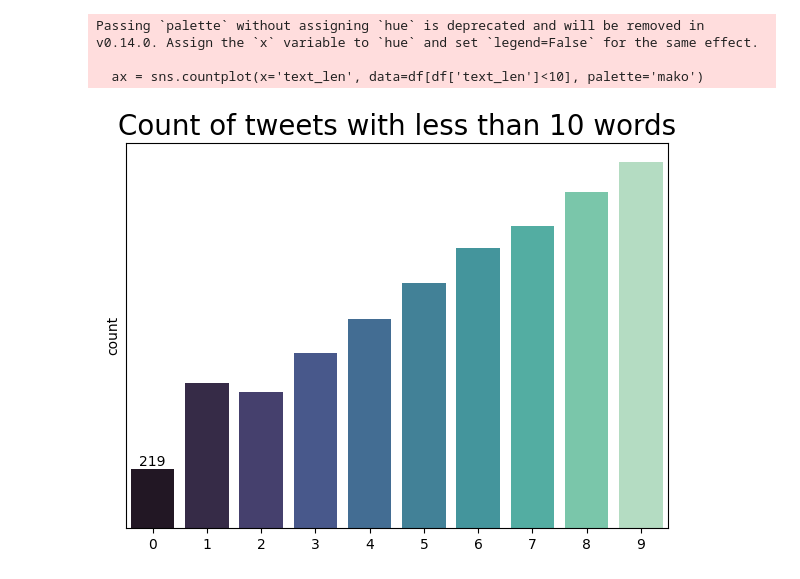
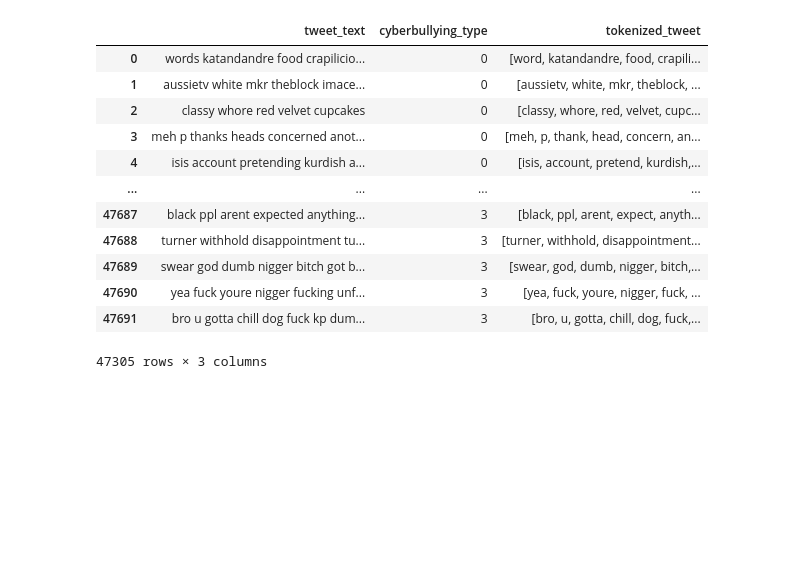
Before and after one commit to adityashah1603/Detecting-and-Classifying-Hate-Speech-in-online-tweets, a Jupyter notebook: data_preprocessing.ipynb, the cells around one changed output. Saved outputs shown, nothing was run; the diff lists cells and outputs as text; code cells hidden in the pictures; blank space fills up the shorter version.

```diff
--- a/data_preprocessing.ipynb
+++ b/data_preprocessing.ipynb
@@ -13,0 +57,7 @@ df = pd.read_csv("cyberbullying_tweets.csv")
+# %%
+custom_abbrevations = set([
+            "lol", "omg", "lmao", "imo", "btw", "idk", "tbh", "rn", "thx", "brb", "asap", "aka", "irl", "smh", "tldr", "plz", "bc", "ily"
+        ])
+df = df.applymap(lambda x: ' '.join(word for word in str(x).split() if word.lower() not in custom_stopwords))
+
+df
@@ -14,10 +78,43 @@ df = pd.read_csv("cyberbullying_tweets.csv")
+# %%
+# Map categorical values in 'cyberbullying_type' to numerical values
+label_mapping = {
+    'religion': 1,
+    'not_cyberbullying': 0,
+    'age': 2,
+    'ethnicity': 3,
+    'gender': 4,
+    'other_cyberbullying': 5
+}
+df['cyberbullying_type'] = df['cyberbullying_type'].map(label_mapping)
 # %%
-#Preprocessing data
-df.dropna(inplace=True)
-df['tweet_text'] = df['tweet_text'].str.replace(r'\s*@\w+\s*', '', regex=True)                  #Removing @ mentions
+from nltk.tokenize import TweetTokenizer
+from nltk.tokenize import TweetTokenizer
+from nltk.stem.wordnet import WordNetLemmatizer
+
+df = df.dropna(axis=0, subset=['tweet_text'])
+df['tweet_text'] = df['tweet_text'].str.replace(r'\s*@\w+\s*', '', regex=True)                  #Removing @words
 df['tweet_text'] = df['tweet_text'].str.replace(r'https?://\S+|http?://\S+', '', regex=True)    #Removing URLs
 df['tweet_text'] = df['tweet_text'].str.lower()                                                 #Lowercasing all words
 tweet_tokenizer = TweetTokenizer()
-df['tokenized_tweet'] = df['tweet_text'].apply(lambda x: tweet_tokenizer.tokenize(x))           #tokenized tweets //Time Consuming
-lemmatizer = WordNetLemmatizer()                                                                #Lemmatize eg. doing = do,going=go
+df['tokenized_tweet'] = df['tweet_text'].apply(lambda x: tweet_tokenizer.tokenize(x))                      #tokenized tweets //Time Consuming
+lemmatizer = WordNetLemmatizer()                                                                #Lemmatize eg. doing = do,going=go //alternate:stemming
 df['tokenized_tweet'] = df['tokenized_tweet'].apply(lambda x: [lemmatizer.lemmatize(word, pos='v') for word in x])
+
+#Deleting entire row if no tweet text is present
+mask = df['tweet_text'].notna() & df['tweet_text'].str.strip().astype(bool)
+df = df[mask]
+#df
+# %% [output]
+|  | tweet_text | cyberbullying_type | tokenized_tweet |
+| 0 | words katandandre food crapilicio... | 0 | [word, katandandre, food, crapili... |
+| 1 | aussietv white mkr theblock imace... | 0 | [aussietv, white, mkr, theblock, ... |
+| 2 | classy whore red velvet cupcakes | 0 | [classy, whore, red, velvet, cupc... |
+| 3 | meh p thanks heads concerned anot... | 0 | [meh, p, thank, head, concern, an... |
+| 4 | isis account pretending kurdish a... | 0 | [isis, account, pretend, kurdish,... |
+| ... | ... | ... | ... |
+| 47687 | black ppl arent expected anything... | 3 | [black, ppl, arent, expect, anyth... |
+| 47688 | turner withhold disappointment tu... | 3 | [turner, withhold, disappointment... |
+| 47689 | swear god dumb nigger bitch got b... | 3 | [swear, god, dumb, nigger, bitch,... |
+| 47690 | yea fuck youre nigger fucking unf... | 3 | [yea, fuck, youre, nigger, fuck, ... |
+| 47691 | bro u gotta chill dog fuck kp dum... | 3 | [bro, u, gotta, chill, dog, fuck,... |
+47305 rows × 3 columns
@@ -26,15 +120,0 @@ df['tokenized_tweet'] = df['tokenized_tweet'].apply(lambda x: [lemmatizer.lemmat
-# %%
-df['text_len'] = [len(text.split()) for text in df.tweet_text]
-plt.figure(figsize=(7,5))
-ax = sns.countplot(x='text_len', data=df[df['text_len']<10], palette='mako')
-plt.title('Count of tweets with less than 10 words', fontsize=20)
-plt.yticks([])
-ax.bar_label(ax.containers[0])
-plt.ylabel('count')
-plt.xlabel('')
-plt.show()
-# %% [output]
-Passing `palette` without assigning `hue` is deprecated and will be removed in v0.14.0. Assign the `x` variable to `hue` and set `legend=False` for the same effect.
-
-  ax = sns.countplot(x='text_len', data=df[df['text_len']<10], palette='mako')
-[figure, removed]
```
Also changed, not shown: parts of 9 cells of this notebook, 5 other files.
